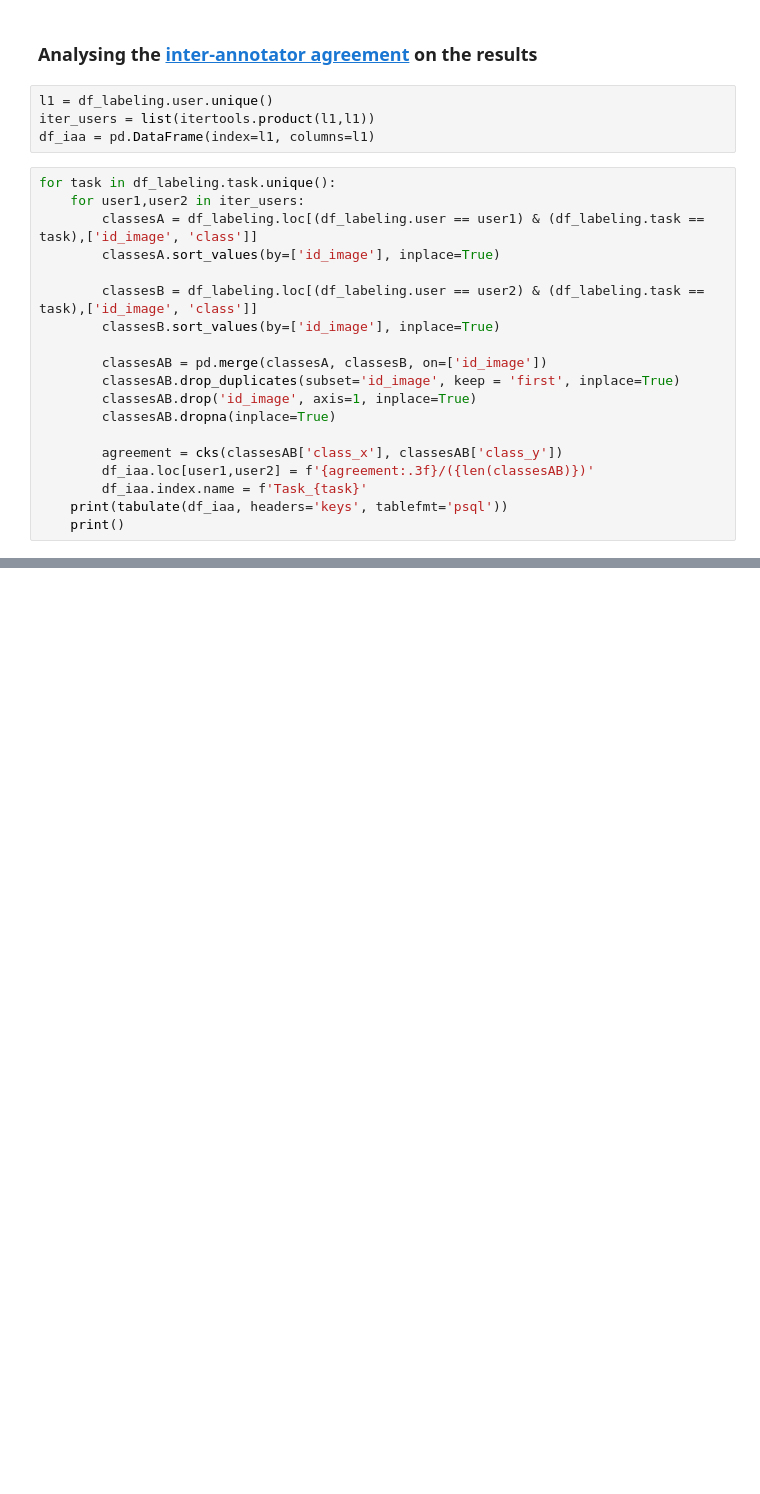
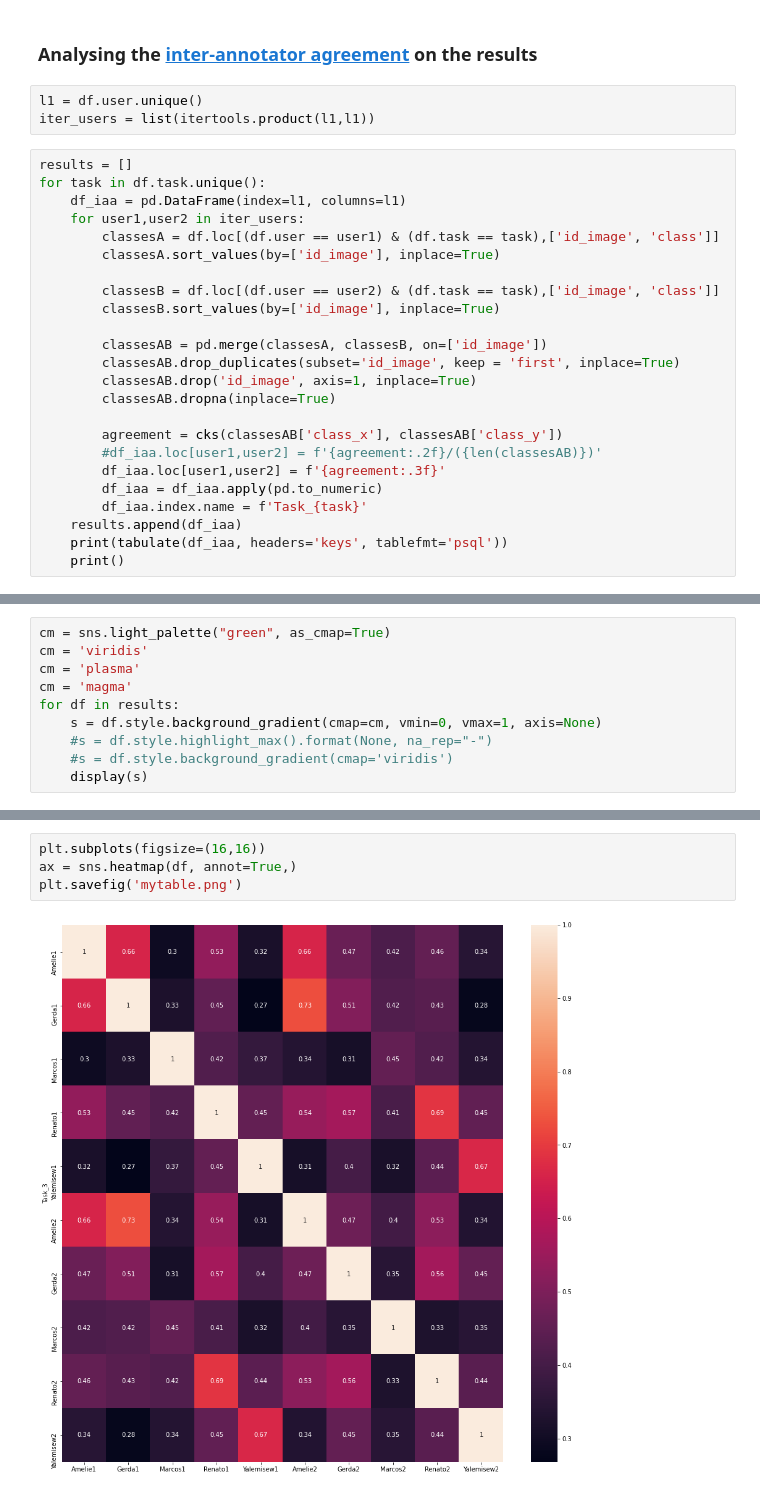
Before and after one commit to acdh-oeaw/Chia, a Jupyter notebook: notebooks/europeana_tagging_1st_2nd_report.ipynb, the cells around one changed output, grey strips where cells are left out. Cells and saved outputs as stored; diff of their text form; blank space fills up the shorter version.

Commit message:
processing results

```diff
--- a/notebooks/europeana_tagging_1st_2nd_report.ipynb
+++ b/notebooks/europeana_tagging_1st_2nd_report.ipynb
@@ -79,16 +95,17 @@ df.head()
 # %% [markdown]
 ### Analysing the [inter-annotator agreement](https://scikit-learn.org/stable/modules/generated/sklearn.metrics.cohen_kappa_score.html) on the results
 # %%
-l1 = df_labeling.user.unique()
+l1 = df.user.unique()
 iter_users = list(itertools.product(l1,l1))
-df_iaa = pd.DataFrame(index=l1, columns=l1)
 # %%
-for task in df_labeling.task.unique():
+results = []
+for task in df.task.unique():
+    df_iaa = pd.DataFrame(index=l1, columns=l1)
     for user1,user2 in iter_users:
-        classesA = df_labeling.loc[(df_labeling.user == user1) & (df_labeling.task == task),['id_image', 'class']]
+        classesA = df.loc[(df.user == user1) & (df.task == task),['id_image', 'class']]
         classesA.sort_values(by=['id_image'], inplace=True)
 
-        classesB = df_labeling.loc[(df_labeling.user == user2) & (df_labeling.task == task),['id_image', 'class']]
+        classesB = df.loc[(df.user == user2) & (df.task == task),['id_image', 'class']]
         classesB.sort_values(by=['id_image'], inplace=True)
 
         classesAB = pd.merge(classesA, classesB, on=['id_image'])
@@ -97,8 +114,11 @@ for task in df_labeling.task.unique():
         classesAB.dropna(inplace=True)
 
         agreement = cks(classesAB['class_x'], classesAB['class_y'])
-        df_iaa.loc[user1,user2] = f'{agreement:.3f}/({len(classesAB)})'
+        #df_iaa.loc[user1,user2] = f'{agreement:.2f}/({len(classesAB)})'
+        df_iaa.loc[user1,user2] = f'{agreement:.3f}'
+        df_iaa = df_iaa.apply(pd.to_numeric)
         df_iaa.index.name = f'Task_{task}'
+    results.append(df_iaa)
     print(tabulate(df_iaa, headers='keys', tablefmt='psql'))
     print()
 # %% [output]
@@ -142,0 +142,10 @@ df_labeling.to_pickle('../data/img_labeling_2nd_round/df_labeling_round2.pkl')
+# %%
+cm = sns.light_palette("green", as_cmap=True)
+cm = 'viridis'
+cm = 'plasma'
+cm = 'magma'
+for df in results:
+    s = df.style.background_gradient(cmap=cm, vmin=0, vmax=1, axis=None)
+    #s = df.style.highlight_max().format(None, na_rep="-")
+    #s = df.style.background_gradient(cmap='viridis')
+    display(s)
@@ -142,0 +189,6 @@ df_labeling.to_pickle('../data/img_labeling_2nd_round/df_labeling_round2.pkl')
+# %%
+plt.subplots(figsize=(16,16))
+ax = sns.heatmap(df, annot=True,)
+plt.savefig('mytable.png')
+# %% [output]
+[figure, added]
```
Also changed, not shown: parts of 18 cells of this notebook, 8 other files.
